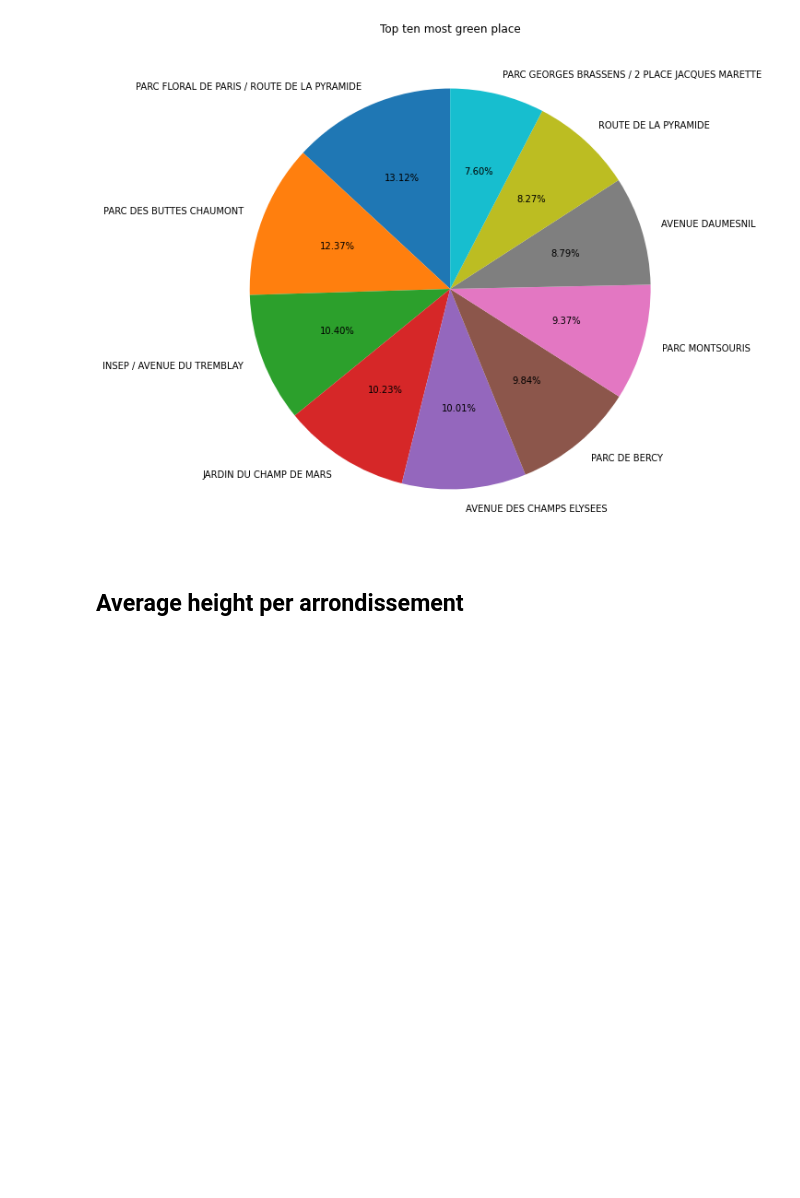
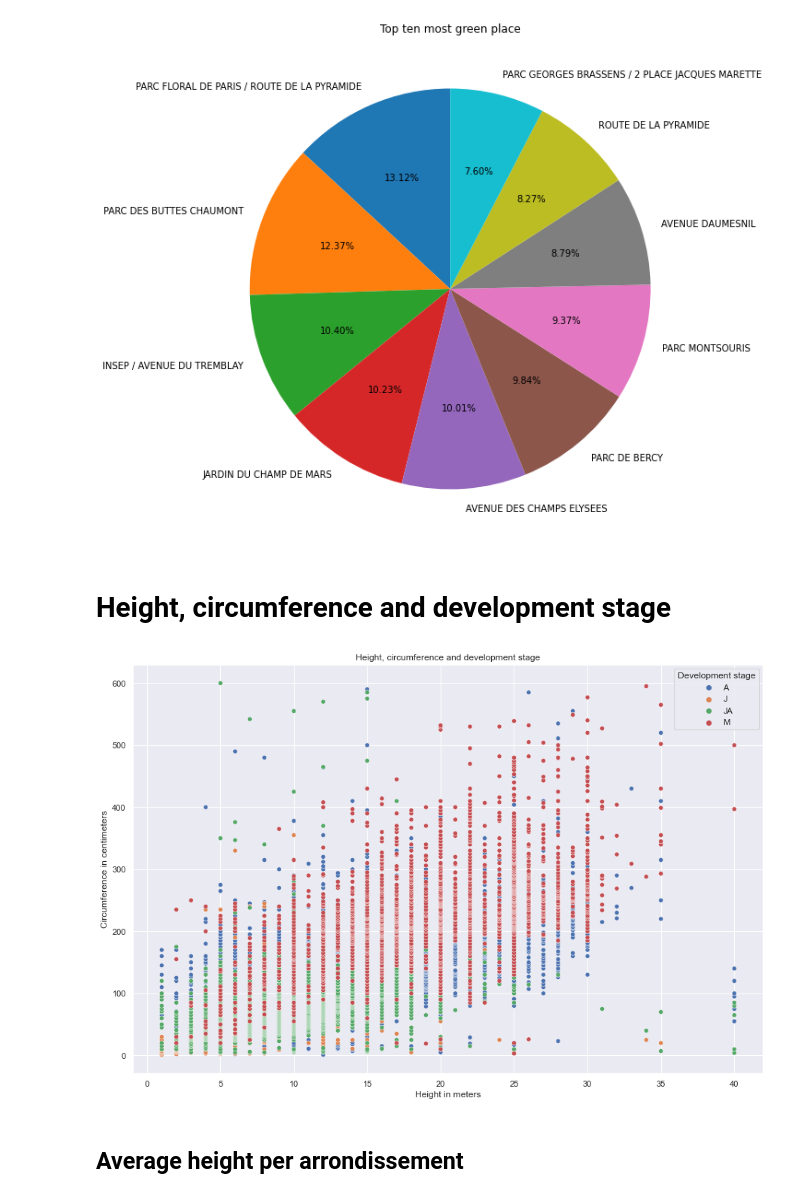
Before and after one commit to lynda-trad/Paris-Trees, a Jupyter notebook: Trees-of-Paris.ipynb, the cells around one changed output. Cells and saved outputs as stored; diff of their text form; code cells hidden in the pictures; blank space fills up the shorter version.

```diff
--- a/Trees-of-Paris.ipynb
+++ b/Trees-of-Paris.ipynb
@@ -420,6 +426,22 @@ plt.ylabel('')
 plt.show()
 # %% [output]
 [figure]
+# %% [markdown]
+# Height, circumference and development stage
+# %%
+scatter = data.groupby(['stade_developpement', 'hauteur_m', 'circonference_cm'], dropna=True)
+sns.set(rc={"figure.figsize":(15, 10)})
+ax = sns.scatterplot(data=scatter.size(),
+                     x='hauteur_m',
+                     y='circonference_cm',
+                     hue='stade_developpement')
+ax.set(xlabel='Height in meters',
+       ylabel='Circumference in centimeters',
+       title='Height, circumference and development stage')
+plt.legend(loc='upper right', title='Development stage')
+plt.show()
+# %% [output]
+[figure, new version]
 # %% [markdown]
 ## Average height per arrondissement
 # %%
```
Also changed, not shown: parts of 3 cells of this notebook.
